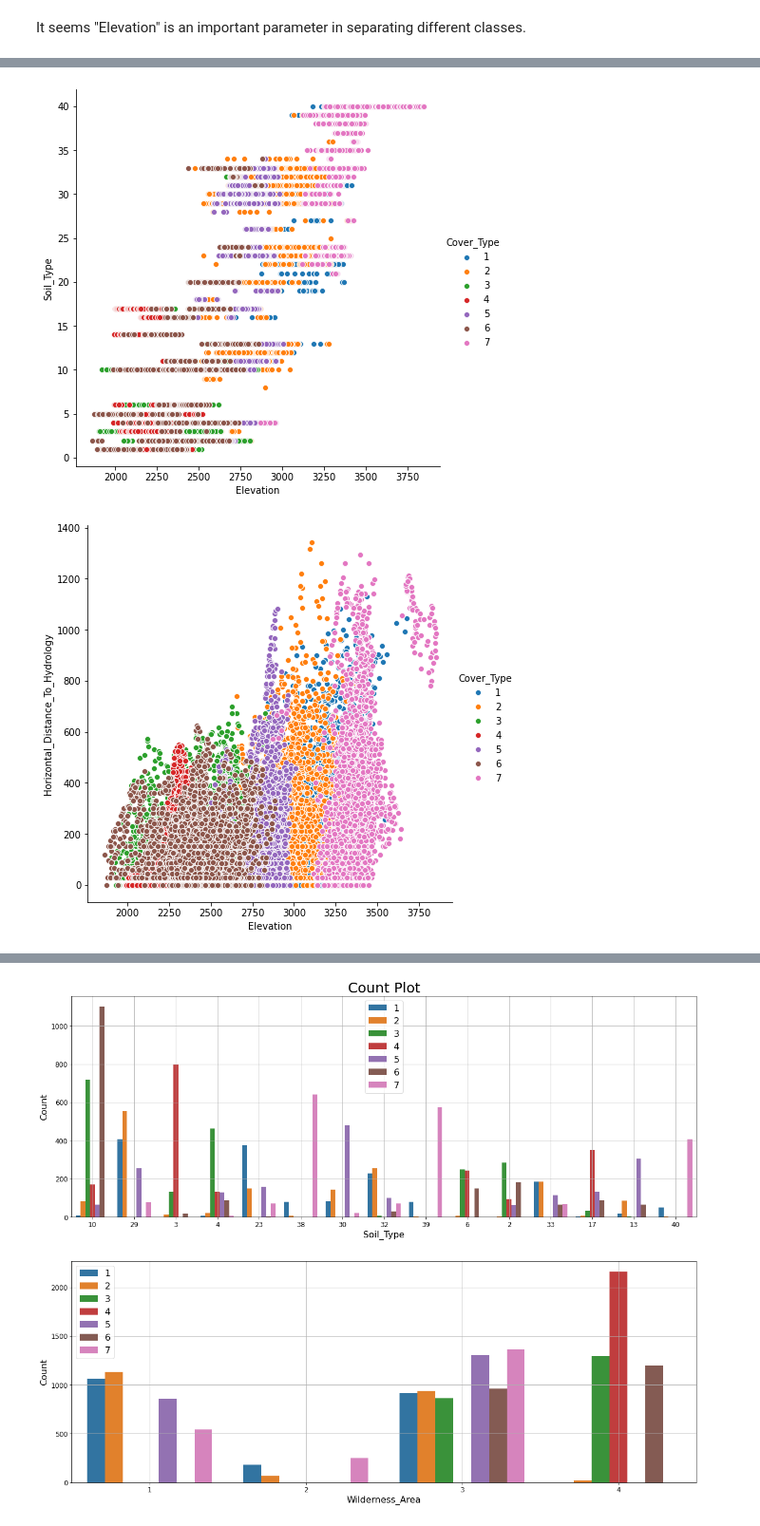
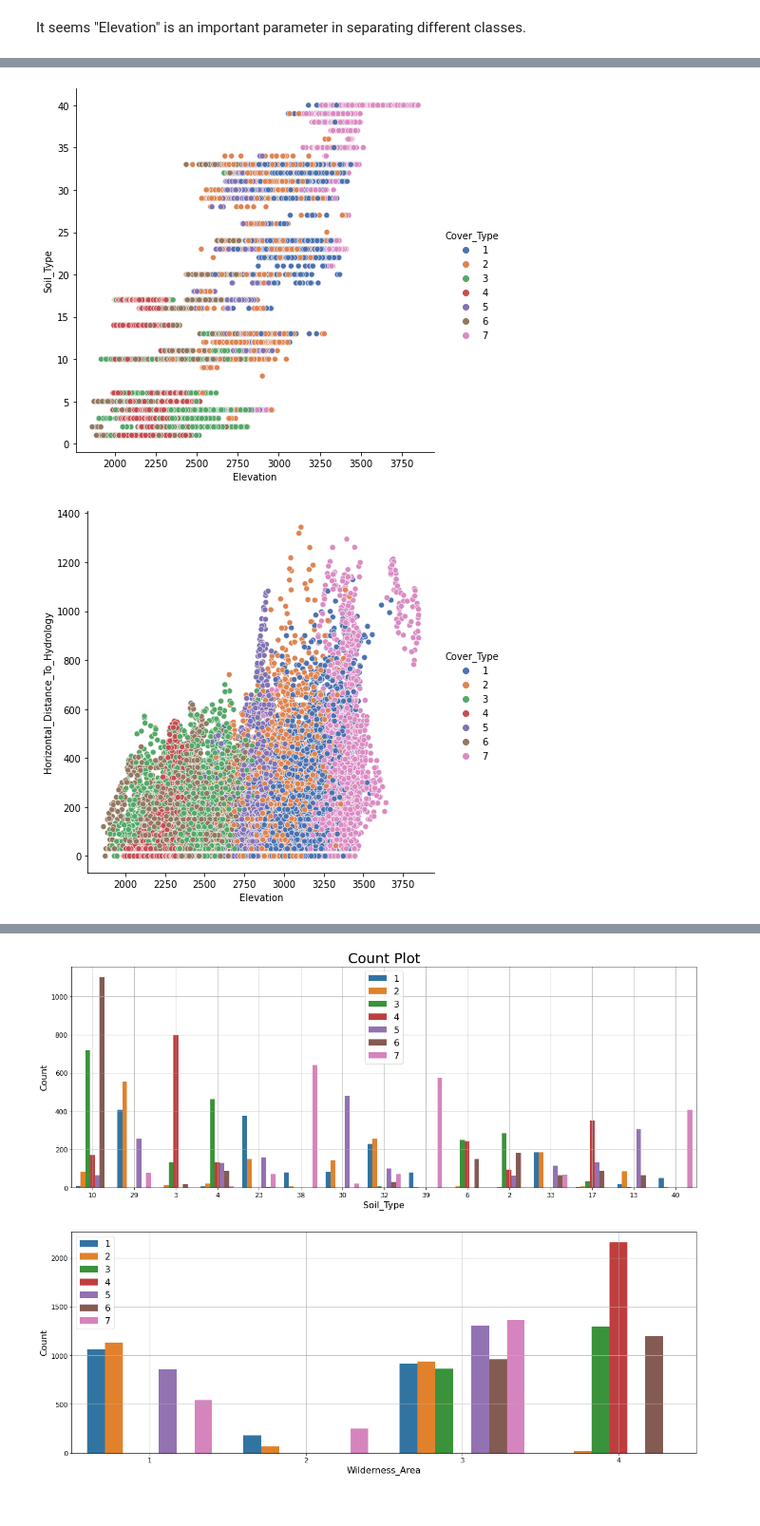
Before and after one commit to skhabiri/PredictiveModeling-CoverType-u2build, a Jupyter notebook: notebooks/forestcover.ipynb, the cells around one changed output, grey strips where cells are left out. Shown at 95% size. Drawn from its saved outputs; the diff is of its cells as text; code cells hidden in the pictures.

```diff
--- a/notebooks/forestcover.ipynb
+++ b/notebooks/forestcover.ipynb
@@ -12,10 +12,10 @@ This post evaluates different multi-class classification techniques on forest da
 # Import data
 import pandas as pd
 import numpy as np
-!pip install category_encoders==2.*
+# !pip install category_encoders==2.*
 
 
-data = pd.read_csv('https://raw.githubusercontent.com/skhabiri/DS17-Unit-2-Build/master/data/train.csv')
+data = pd.read_csv('https://github.com/skhabiri/forestcover-metrics/blob/master/data/train.csv?raw=true')
 print(data.shape)
 data.head()
 # %% [output]
@@ -139,3 +132,6 @@ dtype: float64
 * The dataset has 15120 rows and 56 columns. This is a multiclass classification with "Cover_Type" as the target label. Wilderness_Area and Soil_Type columns have been encoded with One Hot Encoder.
 # %% [markdown]
 * In order to visualize data better, we will convert all the Soil_Types and Wilderness_Areas columns into two categorical features "Soil_Type" and "Wilderness_Area"
+# %%
+val_df = data.filter(regex="Soil_Type", axis=1)
+val_df.head(6)
@@ -204,7 +344,8 @@ It seems "Elevation" is an important parameter in separating different classes.
 # %%
-sns.pairplot(data1, hue="Cover_Type", size=6, x_vars="Elevation",y_vars="Soil_Type" )
-sns.pairplot(data1, hue="Cover_Type", size=6, x_vars="Elevation",y_vars="Horizontal_Distance_To_Hydrology" )
+sns.pairplot(data=data1, height=6, x_vars="Elevation",y_vars="Soil_Type", hue='Cover_Type', palette='deep')
+sns.pairplot(data=data1, hue='Cover_Type', height=6, x_vars='Elevation',
+             y_vars='Horizontal_Distance_To_Hydrology', palette='deep')
 plt.show()
 # %% [output]
-[figure, old version]
+[figure, new version]
-[figure, old version]
+[figure, new version]
```
Also changed, not shown: parts of 61 cells of this notebook.
